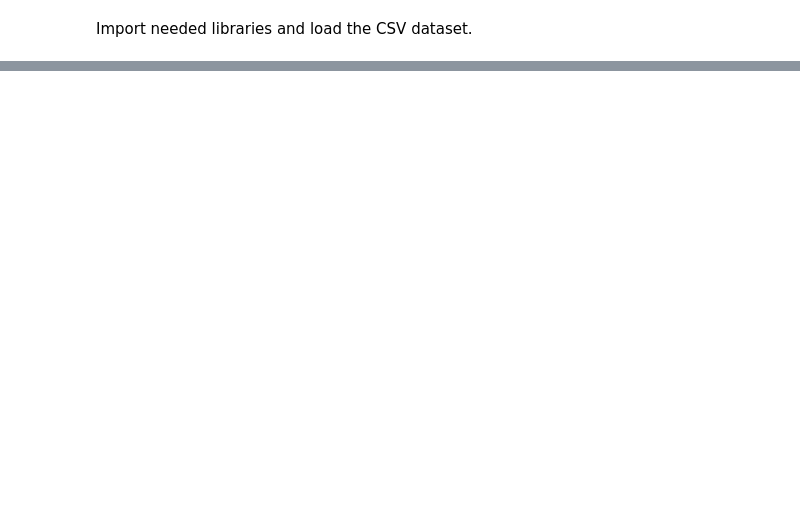
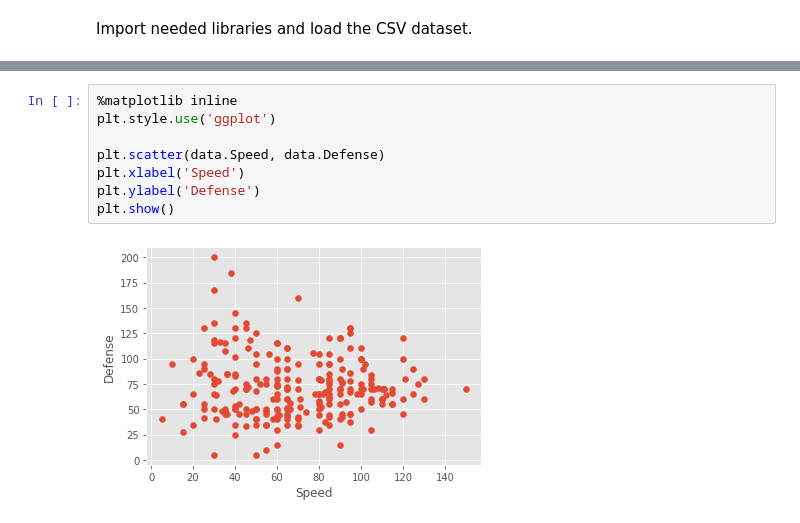
Before and after one commit to VengefulNick/pogo_pandas_matplot, a Jupyter notebook: plot_data.ipynb, the cells around one changed output, grey strips where cells are left out. Cells and saved outputs as stored; diff of their text form; blank space fills up the shorter version.

```diff
--- a/plot_data.ipynb
+++ b/plot_data.ipynb
@@ -26,0 +27,10 @@ sb.heatmap(corr,annot=True,linewidths=0.1,vmax=1,square=True,cbar=False);
+# %%
+%matplotlib inline
+plt.style.use('ggplot')
+
+plt.scatter(data.Speed, data.Defense)
+plt.xlabel('Speed')
+plt.ylabel('Defense')
+plt.show()
+# %% [output]
+[figure, added]
```
Also changed, not shown: parts of 5 cells of this notebook, 1 other file.
